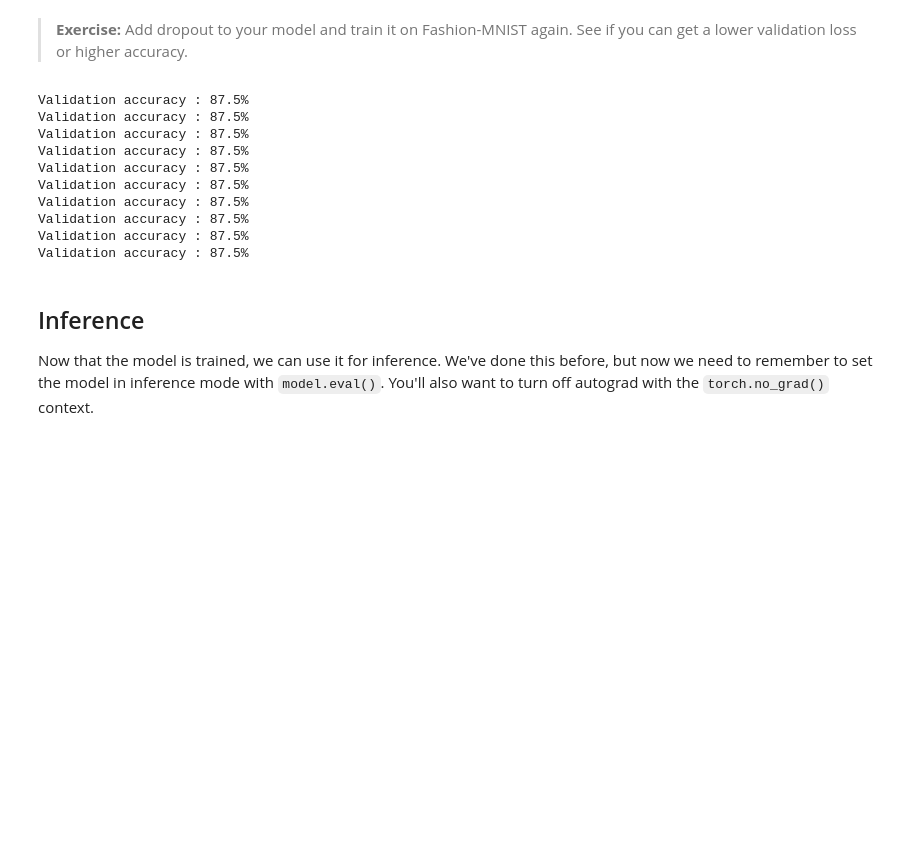
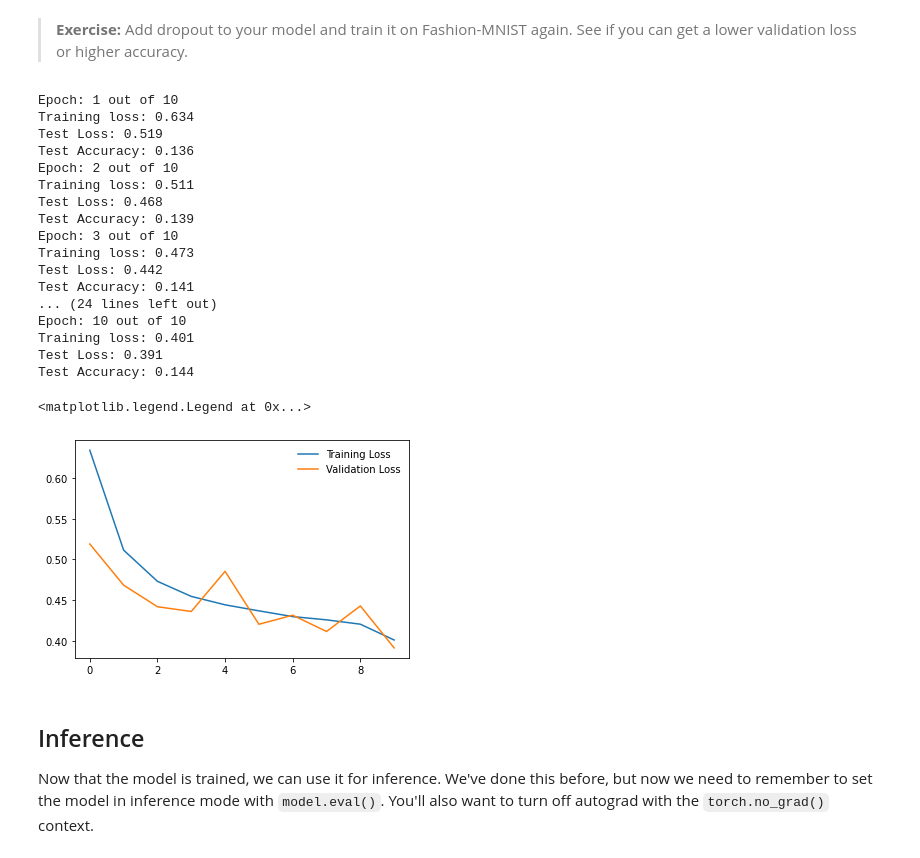
Before and after one commit to Beefstyles/deep-learning-v2-pytorch, a Jupyter notebook: intro-to-pytorch/Part 5 - Inference and Validation (Exercises).ipynb, the cells around one changed output. Cells and saved outputs as stored; diff of their text form; code cells hidden in the pictures; blank space fills up the shorter version.

```diff
--- a/intro-to-pytorch/Part 5 - Inference and Validation (Exercises).ipynb
+++ b/intro-to-pytorch/Part 5 - Inference and Validation (Exercises).ipynb
@@ -275,20 +275,63 @@ for e in range(epochs):
 
         running_loss += loss.item()
 
+    # After for loop has completed
     else:
         test_loss = 0
         accuracy = 0
+
+        # Turn off gradients for validation, saves memory and computation
+        with torch.no_grad():
+            # Set model to eval - no dropout
+            model.eval()
+            for images, labels in testloader:
+                log_ps = model(images)
+                test_loss += criterion(log_ps, labels)
+
+                ps = torch.exp(log_ps)
+                top_p, top_class = ps.topk(1, dim=1)
+                equals = top_class == labels.view(*top_class.shape)
+                accuracy += torch.mean(equals.type(torch.FloatTensor))
+
+        # Set model back to train mode
+        model.train()
+        train_losses.append(running_loss/len(trainloader))
+        test_losses.append(test_loss/len(testloader))
+
+        print(f'Epoch: {e + 1} out of {epochs}')
+        print(f'Training loss: {running_loss/len(trainloader):.3f}')
+        print(f'Test Loss: {test_loss/len(testloader):.3f}')
+        print(f'Test Accuracy: {accuracy/len(trainloader):.3f}')
 # %% [output]
-Validation accuracy : 87.5%
-Validation accuracy : 87.5%
-Validation accuracy : 87.5%
-Validation accuracy : 87.5%
-Validation accuracy : 87.5%
-Validation accuracy : 87.5%
-Validation accuracy : 87.5%
-Validation accuracy : 87.5%
-Validation accuracy : 87.5%
-Validation accuracy : 87.5%
+Epoch: 1 out of 10
+Training loss: 0.634
+Test Loss: 0.519
+Test Accuracy: 0.136
+Epoch: 2 out of 10
+Training loss: 0.511
+Test Loss: 0.468
+Test Accuracy: 0.139
+Epoch: 3 out of 10
+Training loss: 0.473
+Test Loss: 0.442
+Test Accuracy: 0.141
+... (24 lines left out)
+Epoch: 10 out of 10
+Training loss: 0.401
+Test Loss: 0.391
+Test Accuracy: 0.144
+# %%
+%matplotlib inline
+%config InlineBackend.figure_foramt = 'retina'
+
+import matplotlib.pyplot as plt
+
+plt.plot(train_losses, label='Training Loss')
+plt.plot(test_losses, label='Validation Loss')
+plt.legend(frameon=False)
+# %% [output]
+<matplotlib.legend.Legend at 0x...>
+[figure, added]
 # %% [markdown]
 ## Inference
 
```
Also changed, not shown: parts of 3 cells of this notebook, 3 other files.
